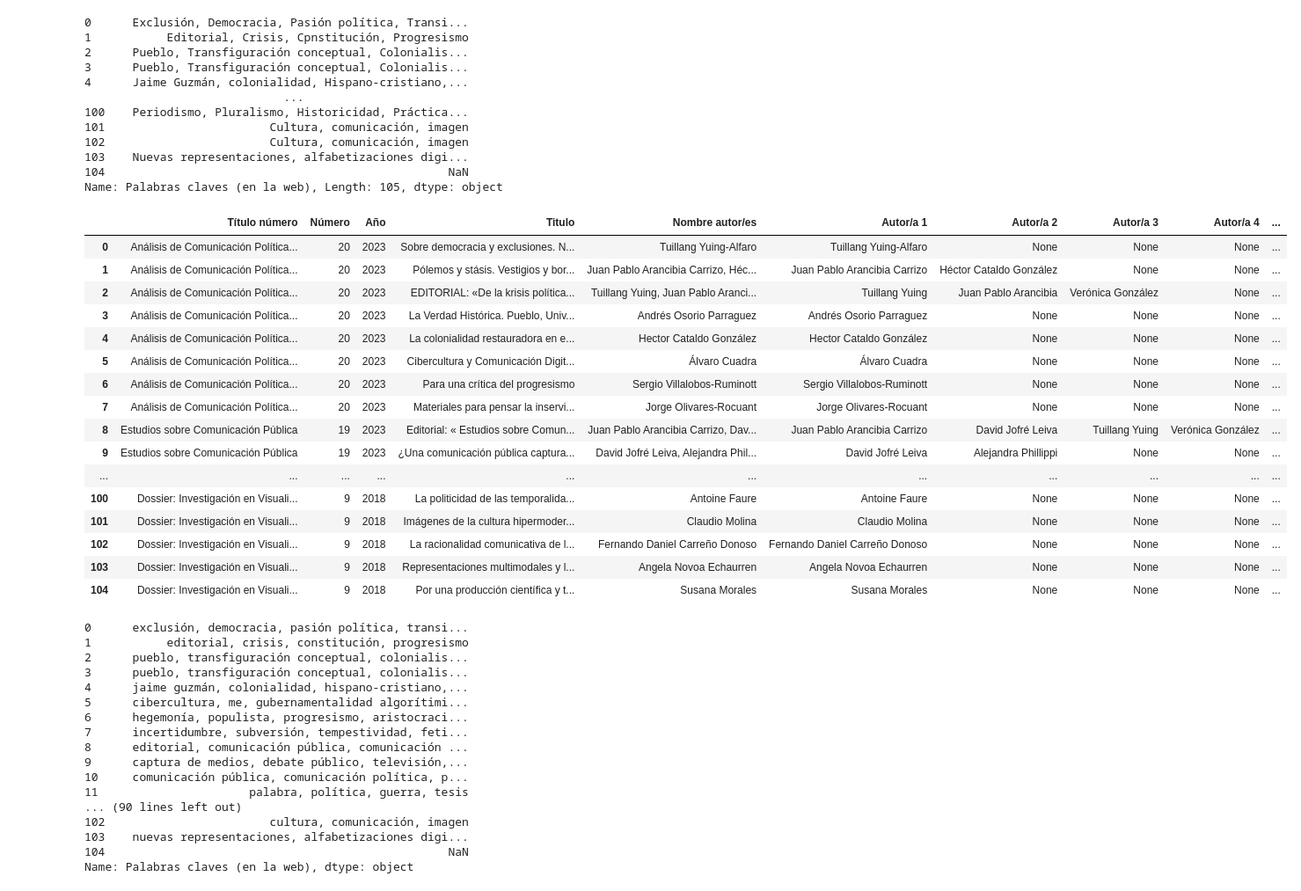
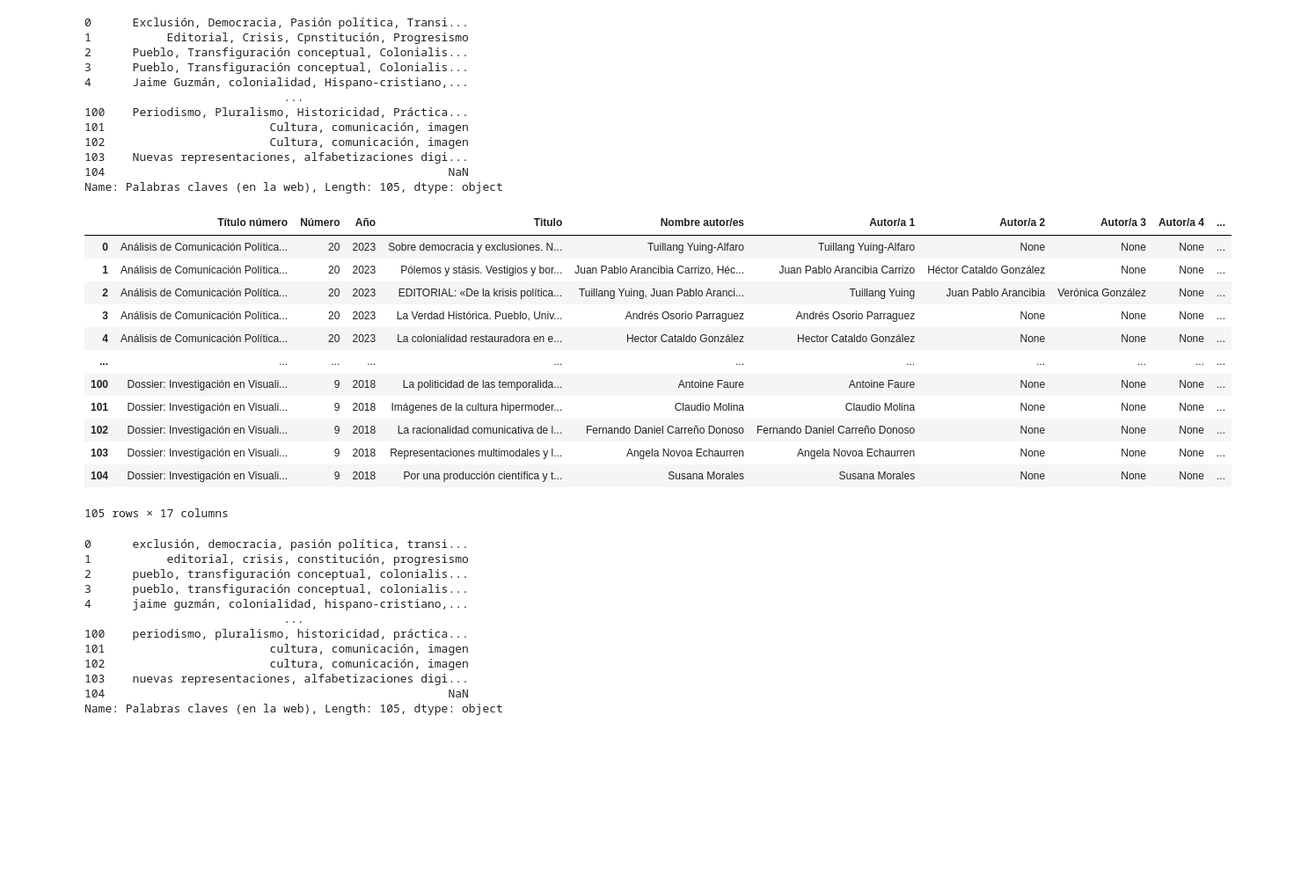
Before and after one commit to nicolast1811/varios, a Jupyter notebook: BBDD_re_presentaciones/BBDD-Revista.ipynb, the cells around one changed output. Shown at 88% size. Drawn from its saved outputs; the diff is of its cells as text; code cells hidden in the pictures; blank space fills up the shorter version.

```diff
--- a/BBDD_re_presentaciones/BBDD-Revista.ipynb
+++ b/BBDD_re_presentaciones/BBDD-Revista.ipynb
@@ -12,7 +12,7 @@ import pandas as pd
 import matplotlib as plt
 # %%
 # Importar datos
-df = pd.read_excel('/home/nico/github/Varios/BD revista representaciones/Base_original.xlsx', engine="openpyxl")
+df = pd.read_excel('/home/nico/github/varios/BBDD_re_presentaciones/Base_original.xlsx', engine="openpyxl")
 # %%
 # Columnas
 df.columns
@@ -263,7 +263,6 @@ df_final = pd.concat(
     axis=1
 )
 # %%
-pd.set_option('display.max_rows', None)
 df_final.head()
 # %% [output]
 |  | Título número | Número | Año | Titulo | Nombre autor/es | Autor/a 1 | Autor/a 2 | Autor/a 3 | Autor/a 4 | ... |
@@ -334,26 +333,21 @@ def corregir_con_spellchecker(claves):
 # %%
 df_final['Palabras claves (en la web)'] = df_final['Palabras claves (en la web)'].apply(corregir_con_spellchecker)
 # %%
-pd.set_option('display.max_rows', None)
 df_final
 # %% [output]
 |  | Título número | Número | Año | Titulo | Nombre autor/es | Autor/a 1 | Autor/a 2 | Autor/a 3 | Autor/a 4 | ... |
 | 0 | Análisis de Comunicación Política... | 20 | 2023 | Sobre democracia y exclusiones. N... | Tuillang Yuing-Alfaro | Tuillang Yuing-Alfaro | None | None | None | ... |
 | 1 | Análisis de Comunicación Política... | 20 | 2023 | Pólemos y stásis. Vestigios y bor... | Juan Pablo Arancibia Carrizo, Héc... | Juan Pablo Arancibia Carrizo | Héctor Cataldo González | None | None | ... |
 | 2 | Análisis de Comunicación Política... | 20 | 2023 | EDITORIAL: «De la krisis política... | Tuillang Yuing, Juan Pablo Aranci... | Tuillang Yuing | Juan Pablo Arancibia | Verónica González | None | ... |
 | 3 | Análisis de Comunicación Política... | 20 | 2023 | La Verdad Histórica. Pueblo, Univ... | Andrés Osorio Parraguez | Andrés Osorio Parraguez | None | None | None | ... |
 | 4 | Análisis de Comunicación Política... | 20 | 2023 | La colonialidad restauradora en e... | Hector Cataldo González | Hector Cataldo González | None | None | None | ... |
-| 5 | Análisis de Comunicación Política... | 20 | 2023 | Cibercultura y Comunicación Digit... | Álvaro Cuadra | Álvaro Cuadra | None | None | None | ... |
-| 6 | Análisis de Comunicación Política... | 20 | 2023 | Para una crítica del progresismo | Sergio Villalobos-Ruminott | Sergio Villalobos-Ruminott | None | None | None | ... |
-| 7 | Análisis de Comunicación Política... | 20 | 2023 | Materiales para pensar la inservi... | Jorge Olivares-Rocuant | Jorge Olivares-Rocuant | None | None | None | ... |
-| 8 | Estudios sobre Comunicación Pública | 19 | 2023 | Editorial: « Estudios sobre Comun... | Juan Pablo Arancibia Carrizo, Dav... | Juan Pablo Arancibia Carrizo | David Jofré Leiva | Tuillang Yuing | Verónica González | ... |
-| 9 | Estudios sobre Comunicación Pública | 19 | 2023 | ¿Una comunicación pública captura... | David Jofré Leiva, Alejandra Phil... | David Jofré Leiva | Alejandra Phillippi | None | None | ... |
 | ... | ... | ... | ... | ... | ... | ... | ... | ... | ... | ... |
 | 100 | Dossier: Investigación en Visuali... | 9 | 2018 | La politicidad de las temporalida... | Antoine Faure | Antoine Faure | None | None | None | ... |
 | 101 | Dossier: Investigación en Visuali... | 9 | 2018 | Imágenes de la cultura hipermoder... | Claudio Molina | Claudio Molina | None | None | None | ... |
 | 102 | Dossier: Investigación en Visuali... | 9 | 2018 | La racionalidad comunicativa de l... | Fernando Daniel Carreño Donoso | Fernando Daniel Carreño Donoso | None | None | None | ... |
 | 103 | Dossier: Investigación en Visuali... | 9 | 2018 | Representaciones multimodales y l... | Angela Novoa Echaurren | Angela Novoa Echaurren | None | None | None | ... |
 | 104 | Dossier: Investigación en Visuali... | 9 | 2018 | Por una producción científica y t... | Susana Morales | Susana Morales | None | None | None | ... |
+105 rows × 17 columns
 # %%
 df_final['Palabras claves (en la web)']
 # %% [output]
@@ -362,18 +356,13 @@ df_final['Palabras claves (en la web)']
 2      pueblo, transfiguración conceptual, colonialis...
 3      pueblo, transfiguración conceptual, colonialis...
 4      jaime guzmán, colonialidad, hispano-cristiano,...
-5      cibercultura, me, gubernamentalidad algorítimi...
-6      hegemonía, populista, progresismo, aristocraci...
-7      incertidumbre, subversión, tempestividad, feti...
-8      editorial, comunicación pública, comunicación ...
-9      captura de medios, debate público, televisión,...
-10     comunicación pública, comunicación política, p...
-11                      palabra, política, guerra, tesis
-... (90 lines left out)
+                             ...
+100    periodismo, pluralismo, historicidad, práctica...
+101                        cultura, comunicación, imagen
 102                        cultura, comunicación, imagen
 103    nuevas representaciones, alfabetizaciones digi...
 104                                                  NaN
-Name: Palabras claves (en la web), dtype: object
+Name: Palabras claves (en la web), Length: 105, dtype: object
 # %%
 df_final_temas = df_final['Palabras claves (en la web)'].str.split(r'[;,]', expand=True)
 df_final_temas = df_final_temas.apply(lambda col: col.str.strip())
```
Also changed, not shown: parts of 2 cells of this notebook, 1 other file.
